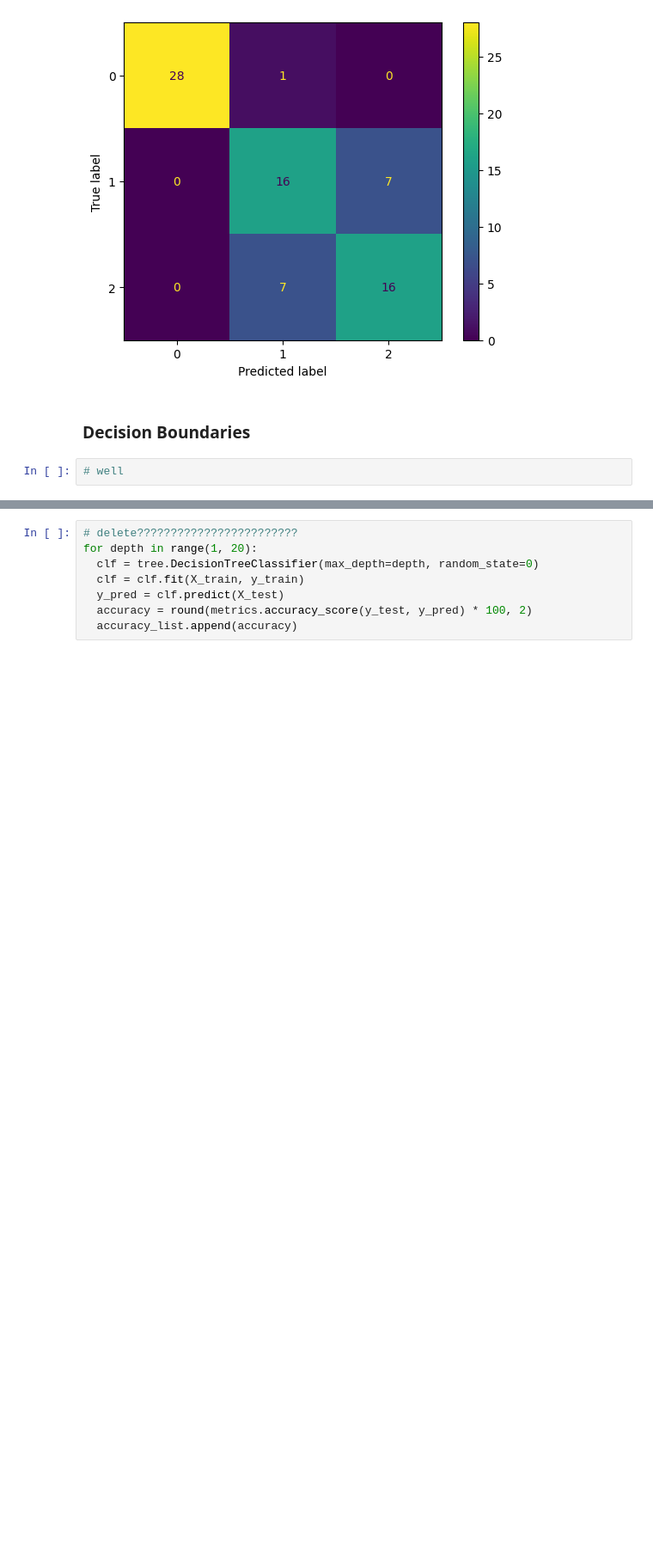
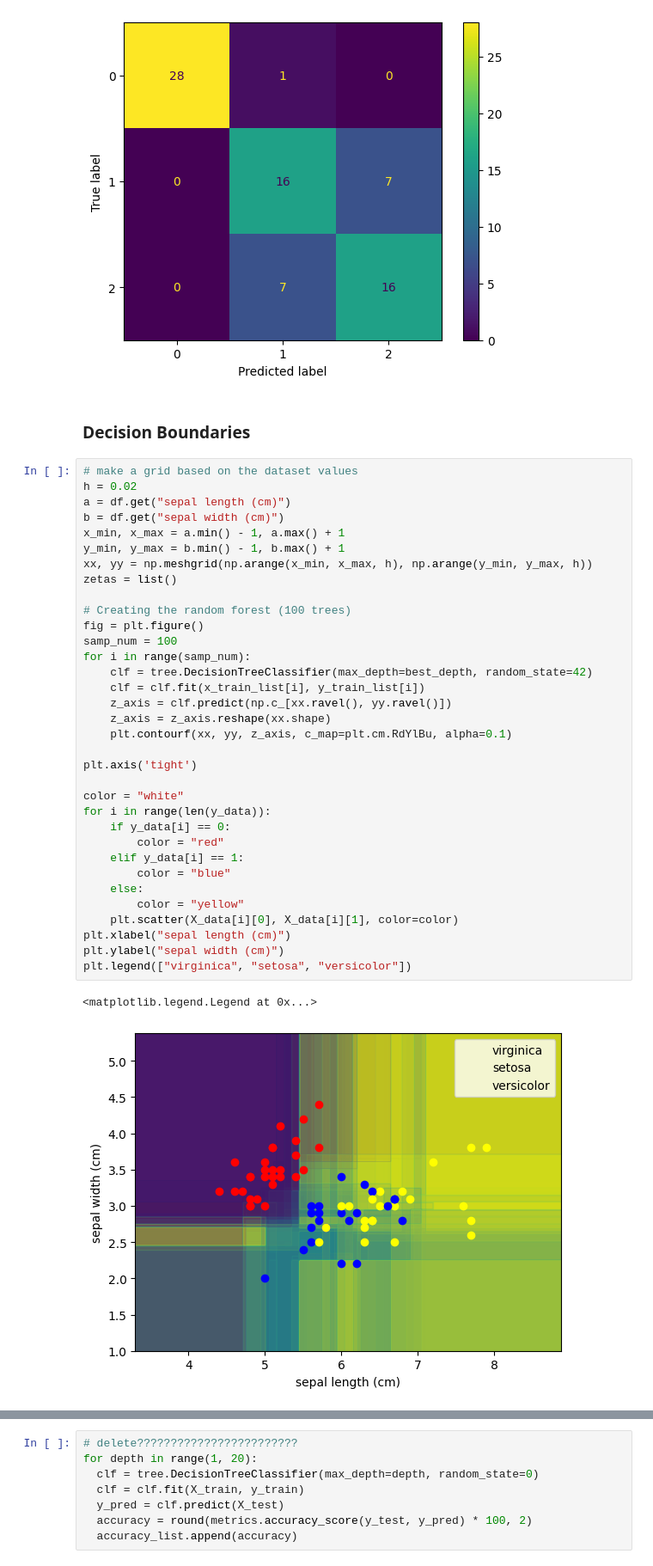
Before and after one commit to andreasmk/Iris-Classification, a Jupyter notebook: iris.ipynb, the cells around one changed output, grey strips where cells are left out. Shown: that part at 86% size. Cells and saved outputs as stored; diff of their text form; blank space fills up the shorter version.

Commit message:
Decision boundaries

```diff
--- a/iris.ipynb
+++ b/iris.ipynb
@@ -339,6 +339,41 @@ disp = skl.metrics.ConfusionMatrixDisplay.from_predictions(y_test, predicted_val
 [figure]
 # %% [markdown]
 ### **Decision Boundaries**
-# %%
-# well
+# %%
+# make a grid based on the dataset values
+h = 0.02
+a = df.get("sepal length (cm)")
+b = df.get("sepal width (cm)")
+x_min, x_max = a.min() - 1, a.max() + 1
+y_min, y_max = b.min() - 1, b.max() + 1
+xx, yy = np.meshgrid(np.arange(x_min, x_max, h), np.arange(y_min, y_max, h))
+zetas = list()
+
+# Creating the random forest (100 trees)
+fig = plt.figure()
+samp_num = 100
+for i in range(samp_num):
+    clf = tree.DecisionTreeClassifier(max_depth=best_depth, random_state=42)
+    clf = clf.fit(x_train_list[i], y_train_list[i])
+    z_axis = clf.predict(np.c_[xx.ravel(), yy.ravel()])
+    z_axis = z_axis.reshape(xx.shape)
+    plt.contourf(xx, yy, z_axis, c_map=plt.cm.RdYlBu, alpha=0.1)
+
+plt.axis('tight')
+
+color = "white"
+for i in range(len(y_data)):
+    if y_data[i] == 0:
+        color = "red"
+    elif y_data[i] == 1:
+        color = "blue"
+    else:
+        color = "yellow"
+    plt.scatter(X_data[i][0], X_data[i][1], color=color)
+plt.xlabel("sepal length (cm)")
+plt.ylabel("sepal width (cm)")
+plt.legend(["virginica", "setosa", "versicolor"])
+# %% [output]
+<matplotlib.legend.Legend at 0x...>
+[figure, added]
 # %% [markdown]
```
Also changed, not shown: parts of 2 cells of this notebook.
